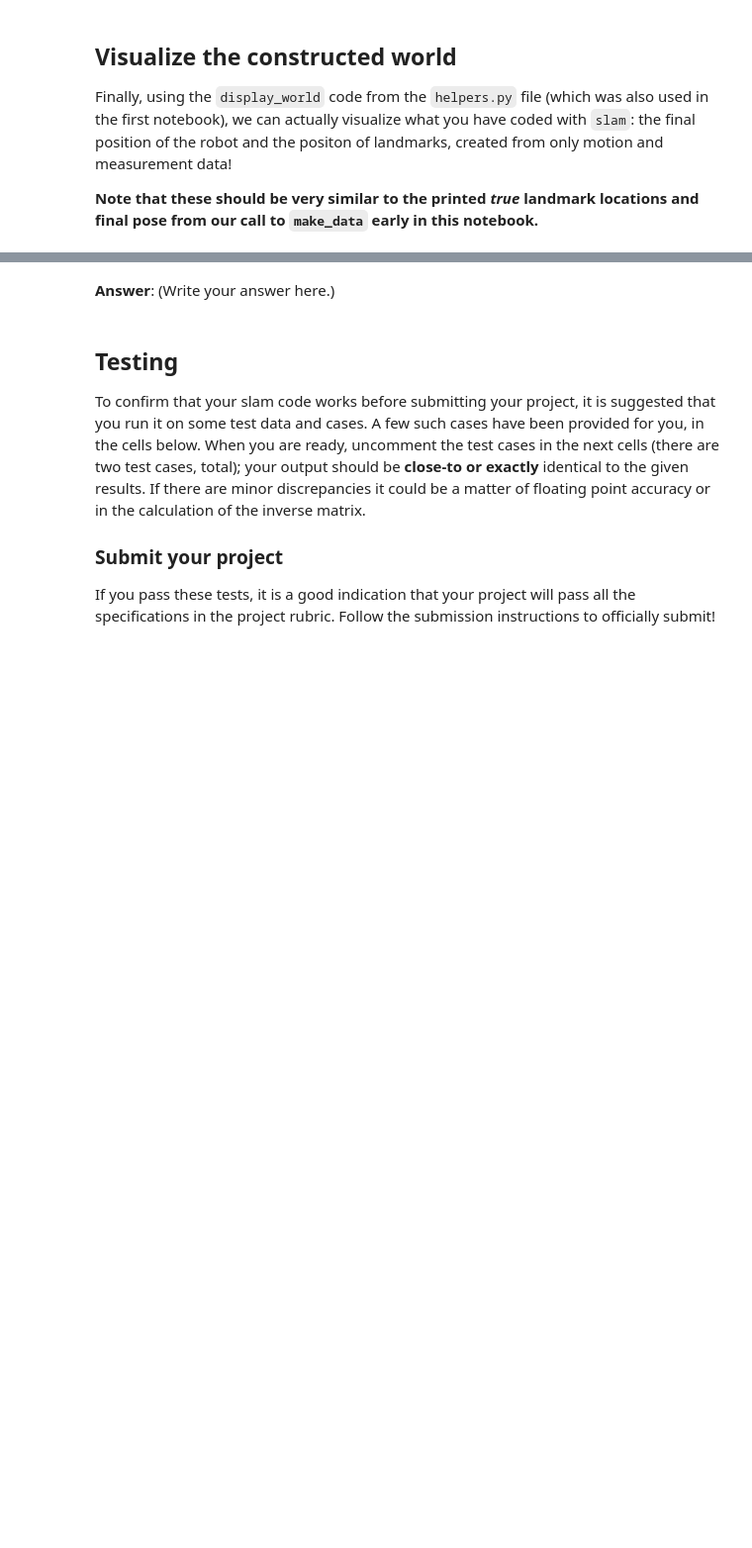
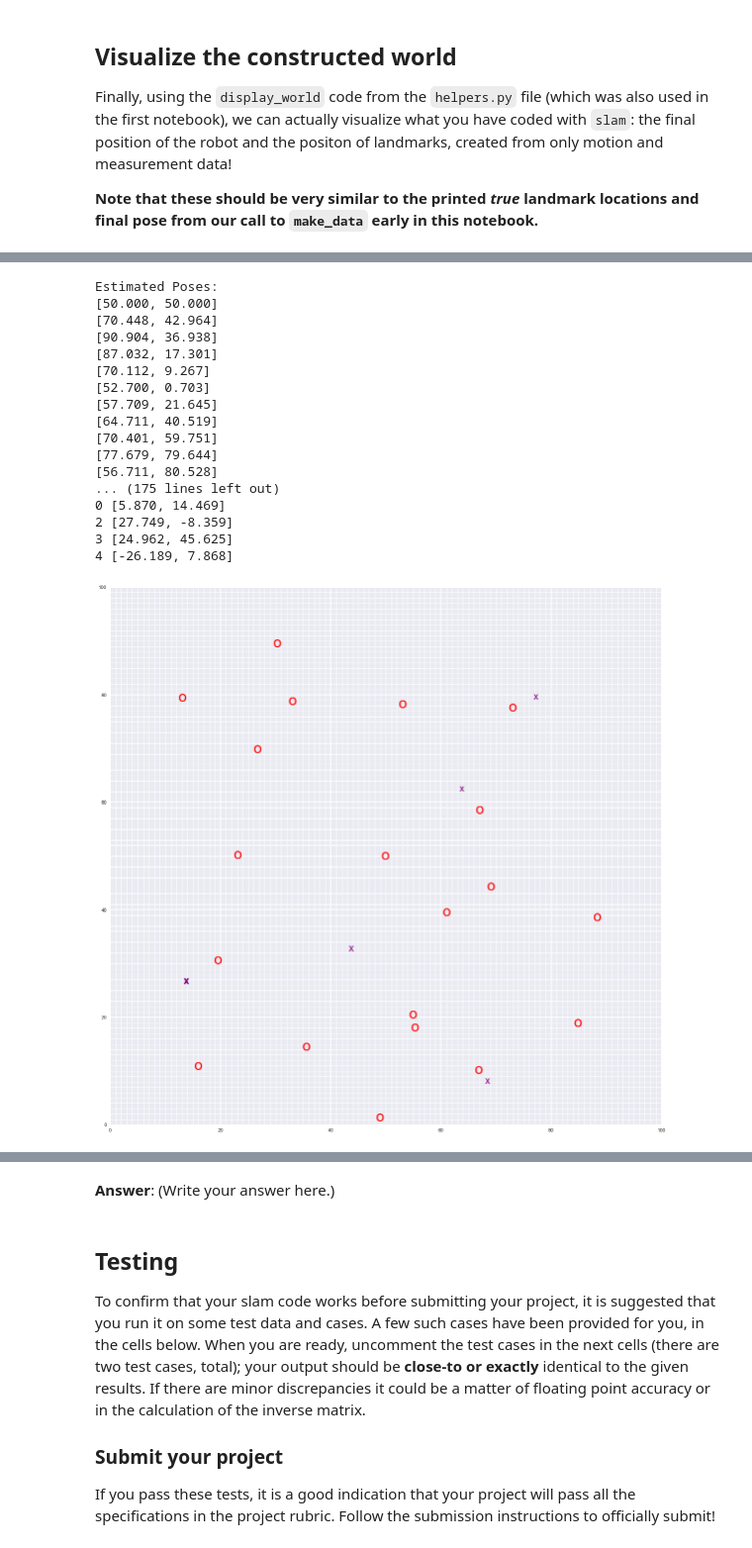
Before and after one commit to DrStS/SimultaneousLocalizationAndMapping, a Jupyter notebook: 3. Landmark Detection and Tracking.ipynb, the cells around one changed output, grey strips where cells are left out. Shown at 99% size. Saved outputs shown, nothing was run; the diff lists cells and outputs as text; code cells hidden in the pictures; blank space fills up the shorter version.

```diff
--- a/3. Landmark Detection and Tracking.ipynb
+++ b/3. Landmark Detection and Tracking.ipynb
@@ -361,7 +360,7 @@ With these values in mind, you should expect to see a result that displays two l
 If you refer back to the printout of *exact* landmark locations when this data was created, you should see values that are very similar to those coordinates, but not quite (since `slam` must account for noise in motion and measurement).
 # %%
 # call your implementation of slam, passing in the necessary parameters
-, , mu = slam(data, N, num_landmarks, world_size, motion_noise, measurement_noise)
+omega, xi, mu = slam(data, N, num_landmarks, world_size, motion_noise, measurement_noise)
 
 # print out the resulting landmarks and poses
 if(mu is not None):
@@ -398,3 +413,78 @@ Last pose:  (101.20370393104456, 36.30685444348033)
+# %%
+    # using seaborn, set background grid to gray
+    sns.set_style("dark")
+
+    position=poses[-1]
+    world_size=int(world_size)
+    # Plot grid of values
+    world_grid = np.zeros((world_size+1, world_size+1))
+
+    # Set minor axes in between the labels
+    ax=plt.gca()
+    cols = world_size+1
+    rows = world_size+1
+
+    ax.set_xticks([x for x in range(1,cols)],minor=True )
+    ax.set_yticks([y for y in range(1,rows)],minor=True)
+
+    # Plot grid on minor axes in gray (width = 1)
+    plt.grid(which='minor',ls='-',lw=1, color='white')
+
+    # Plot grid on major axes in larger width
+    plt.grid(which='major',ls='-',lw=2, color='white')
+
+    # print out the resulting landmarks and poses from SLAM
+    if(mu is not None):
+        # get the lists of poses and landmarks
+        # and print them out
+        poses, landmarks = get_poses_landmarks(mu, N)
+        print_all(poses, landmarks)
+
+    # Print values
+    print('\n')
+    absolutRobotPostion=[world_size/2,world_size/2]
+    ax.text(absolutRobotPostion[0], absolutRobotPostion[1], 'o', ha='center', va='center', color='r', fontsize=30)
+    for pos in landmarks:
+        if(pos != position):
+            ax.text(pos[0], pos[1], 'x', ha='center', va='center', color='purple', fontsize=20)
+    plt.draw()
+    plt.savefig('robotMotion_0.png')
+    print('Absolut robot position start:')
+    print('[' + "{:2.3f}".format(absolutRobotPostion[0]) + ', ' + "{:2.3f}".format(absolutRobotPostion[1]) +']')
+    for i, (measureLandmark_, motion_) in enumerate(data):
+        motion_x, motion_y = motion_
+        print('Robot motion increment %d:' %i)
+        print('[' + "{:2.3f}".format(motion_x) + ', ' + "{:2.3f}".format(motion_y) +']')
+        absolutRobotPostion[0] += motion_x
+        absolutRobotPostion[1] += motion_y
+        ax.text(absolutRobotPostion[0], absolutRobotPostion[1], 'o', ha='center', va='center', color='r', fontsize=30)
+        print('Absolut robot position %d:' %i)
+        print('[' + "{:2.3f}".format(absolutRobotPostion[0]) + ', ' + "{:2.3f}".format(absolutRobotPostion[1]) +']')
+        print('Measured landmarks in delta %d:' %i)
+        for landmark_index, landmark_x, landmark_y in measureLandmark_:
+            print("{:d} ".format(landmark_index) +'[' + "{:2.3f}".format(landmark_x) + ', ' + "{:2.3f}".format(landmark_y) +']')
+            ax.text(pos[0], pos[1], 'x', ha='center', va='center', color='purple', fontsize=20)
+        plt.draw()
+        plt.savefig('robotMotion_%d.png'%(i+1))
+# %% [output]
+Estimated Poses:
+[50.000, 50.000]
+[70.448, 42.964]
+[90.904, 36.938]
+[87.032, 17.301]
+[70.112, 9.267]
+[52.700, 0.703]
+[57.709, 21.645]
+[64.711, 40.519]
+[70.401, 59.751]
+[77.679, 79.644]
+[56.711, 80.528]
+... (175 lines left out)
+0 [5.870, 14.469]
+2 [27.749, -8.359]
+3 [24.962, 45.625]
+4 [-26.189, 7.868]
+[figure, added]
 # %% [markdown]
 ### Question: How far away is your final pose (as estimated by `slam`) compared to the *true* final pose? Why do you think these poses are different?
 
```
Also changed, not shown: parts of 12 cells of this notebook, 2 other files.
